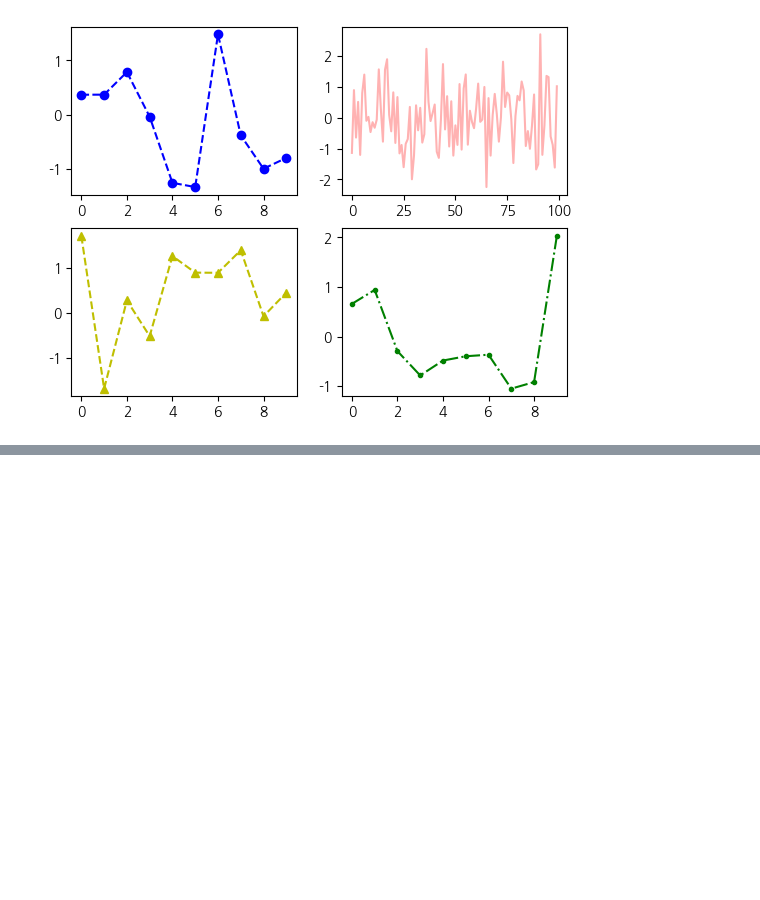
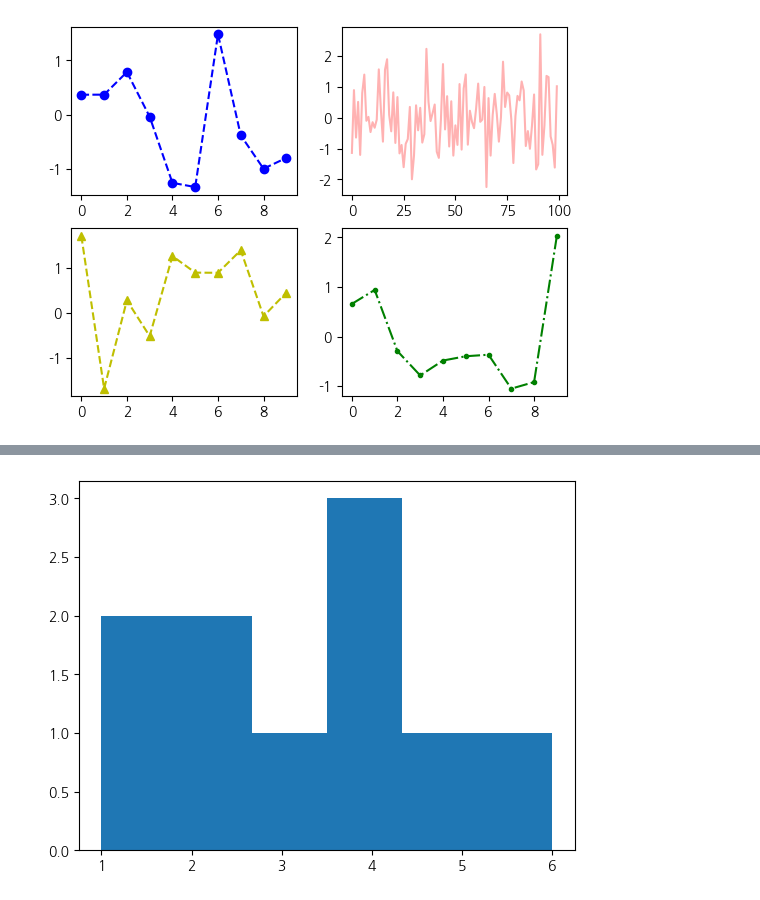
Before and after one commit to hj-1006/hj_pyton_study, a Jupyter notebook: 07_데이터_시각화.ipynb, the cells around one changed output, grey strips where cells are left out. Saved outputs shown, nothing was run; the diff lists cells and outputs as text; code cells hidden in the pictures; blank space fills up the shorter version.

```diff
--- a/07_데이터_시각화.ipynb
+++ b/07_데이터_시각화.ipynb
@@ -99,0 +108,7 @@ plt.show()
+# %%
+#7-8 주사위 결과 히스토그램
+numbers = [5,4,4,1,6,3,4,1,2,2]
+plt.hist(numbers, bins=6)
+plt.show()
+# %% [output]
+[figure, added]
```
Also changed, not shown: parts of 7 cells of this notebook.
